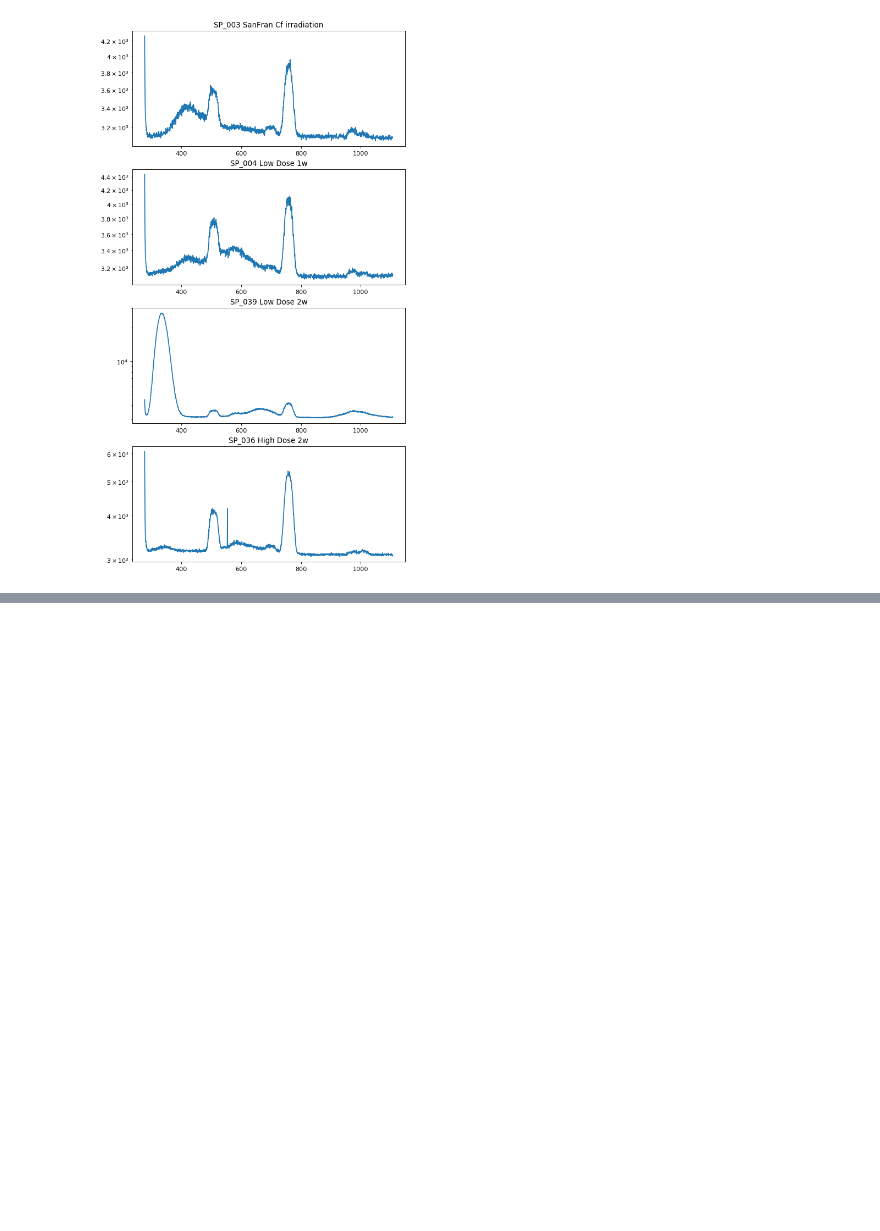
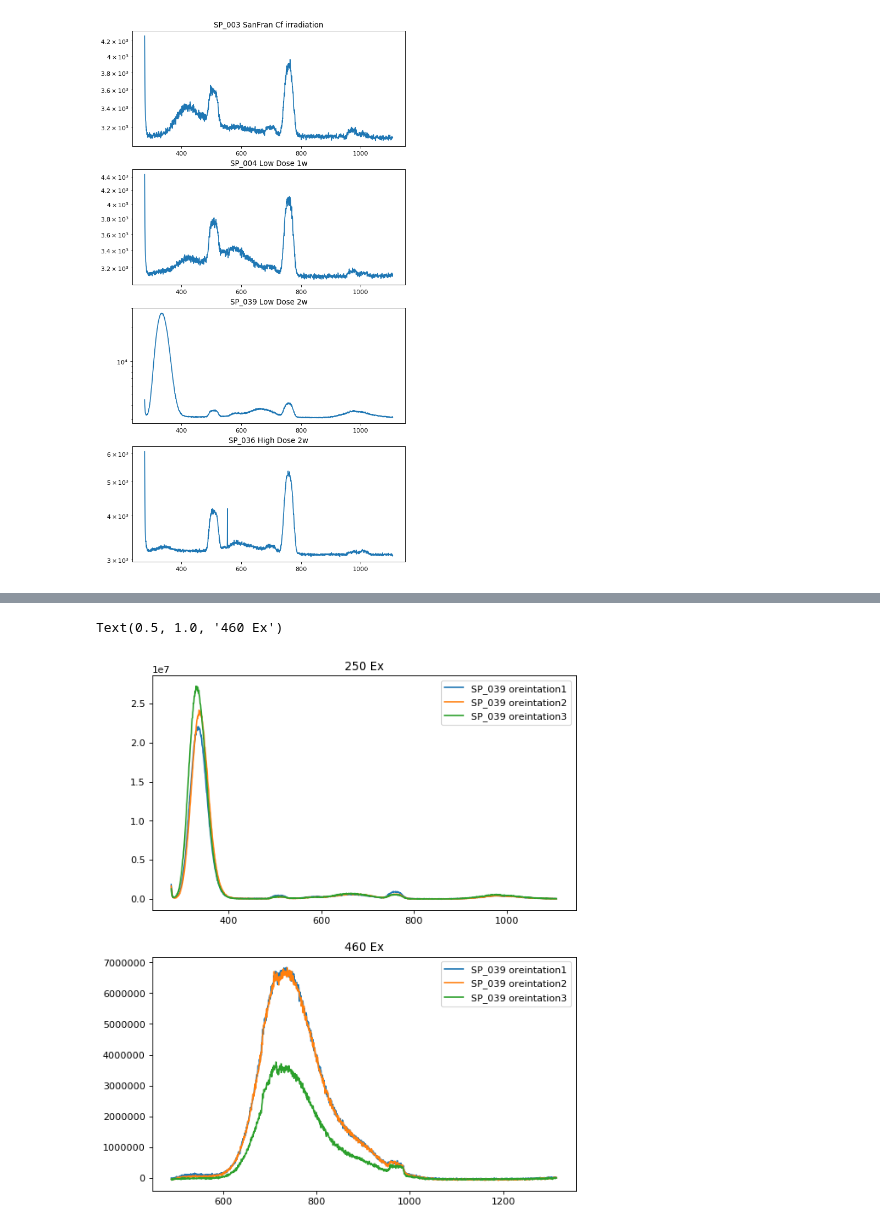
Before and after one commit to michaweiss89/CCAnalsys, a Jupyter notebook: SPanalysis.ipynb, the cells around one changed output, grey strips where cells are left out. Drawn from its saved outputs; the diff is of its cells as text; code cells hidden in the pictures; blank space fills up the shorter version.

```diff
--- a/SPanalysis.ipynb
+++ b/SPanalysis.ipynb
@@ -86,0 +143,15 @@ print((after["counts_normalized"].iloc[nm400])/(before["counts_normalized"].iloc
+# %%
+sp_list = ["SP_039_ex250_oreintation1_150620","SP_039_ex250_oreintation2_150620","SP_039_ex250_oreintation3_150620"]
+title = ["SP_039 oreintation1","SP_039 oreintation2","SP_039 oreintation3"]
+fig=plt.figure(1,figsize=(8, 10), dpi= 80, facecolor='w', edgecolor='k')
+plt.subplot(2,1, 1)
+plt.title("250 Ex")
+plot_all_type2(sp_list,title)
+sp_list = ["SP_039_ex460_oreintation1_150620","SP_039_ex460_oreintation2_150620","SP_039_ex460_oreintation3_150620"]
+title = ["SP_039 oreintation1","SP_039 oreintation2","SP_039 oreintation3"]
+plt.subplot(2,1, 2)
+plot_all_type2(sp_list,title)
+plt.title("460 Ex")
+# %% [output]
+Text(0.5, 1.0, '460 Ex')
+[figure, added]
```
Also changed, not shown: parts of 29 cells of this notebook.
